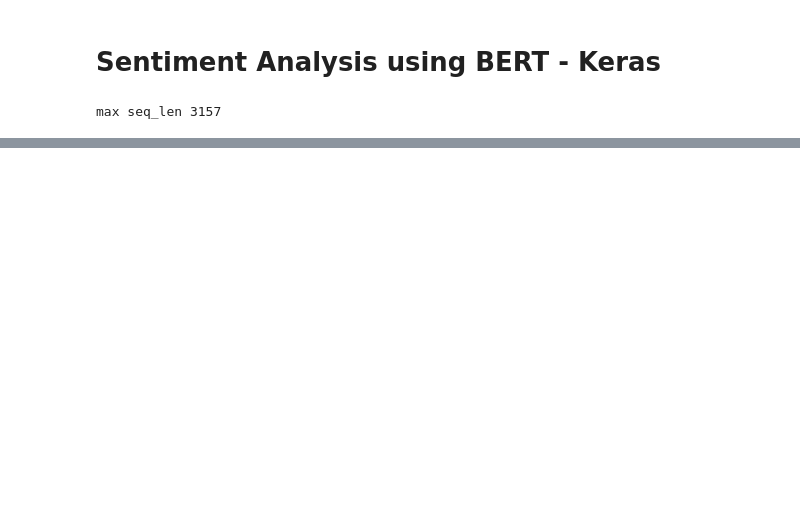
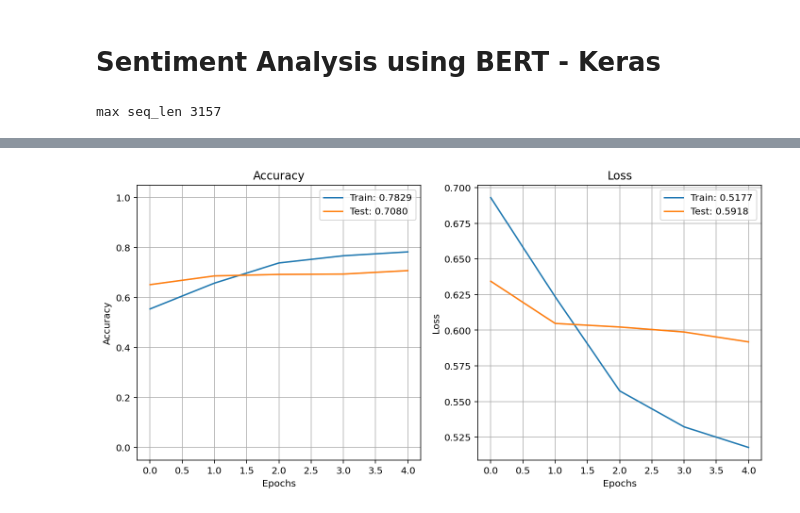
Before and after one commit to anujdubey1996/IMDB-Sentiment-Analysis-using-BERT, a Jupyter notebook: src/Sentiment Analysis.ipynb, the cells around one changed output, grey strips where cells are left out. Cells and saved outputs as stored; diff of their text form; code cells hidden in the pictures; blank space fills up the shorter version.

```diff
--- a/src/Sentiment Analysis.ipynb
+++ b/src/Sentiment Analysis.ipynb
@@ -57,10 +50,2 @@ tensorboard_callback = keras.callbacks.TensorBoard(log_dir=log_dir)
-# %%
-history = model.fit(
-  x=data.train_x,
-  y=data.train_y,
-  validation_split=0.1,
-  batch_size=16,
-  shuffle=True,
-  epochs=5,
-  callbacks=[keras.callbacks.TensorBoard(log_dir=log_dir, histogram_freq=1, profile_batch = 100000000)]
-)
+# %%
+history = Train.Trainer(model, preprocessed_data).history
@@ -66,0 +64,4 @@ history = model.fit(
+# %%
+plot_history(history.history)
+# %% [output]
+[figure, added]
```
Also changed, not shown: parts of 5 cells of this notebook, 5 other files.
